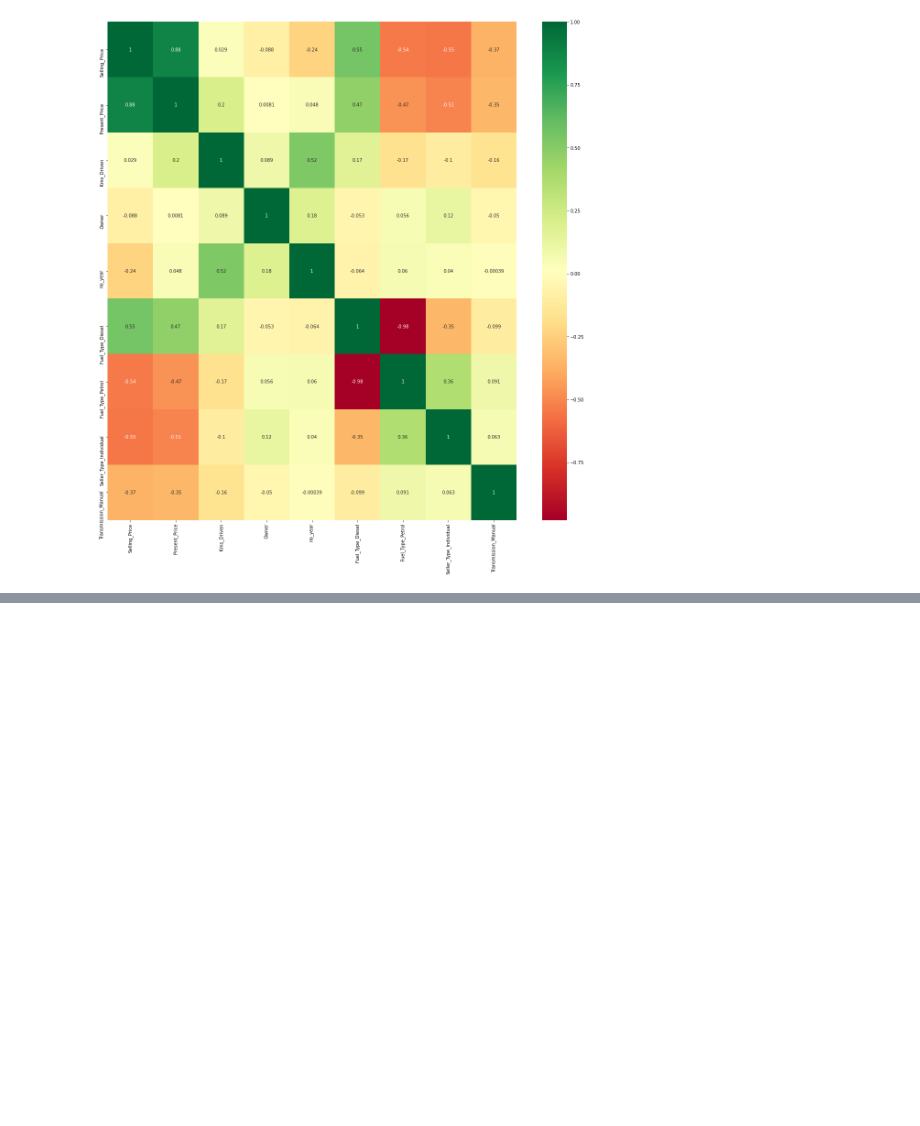
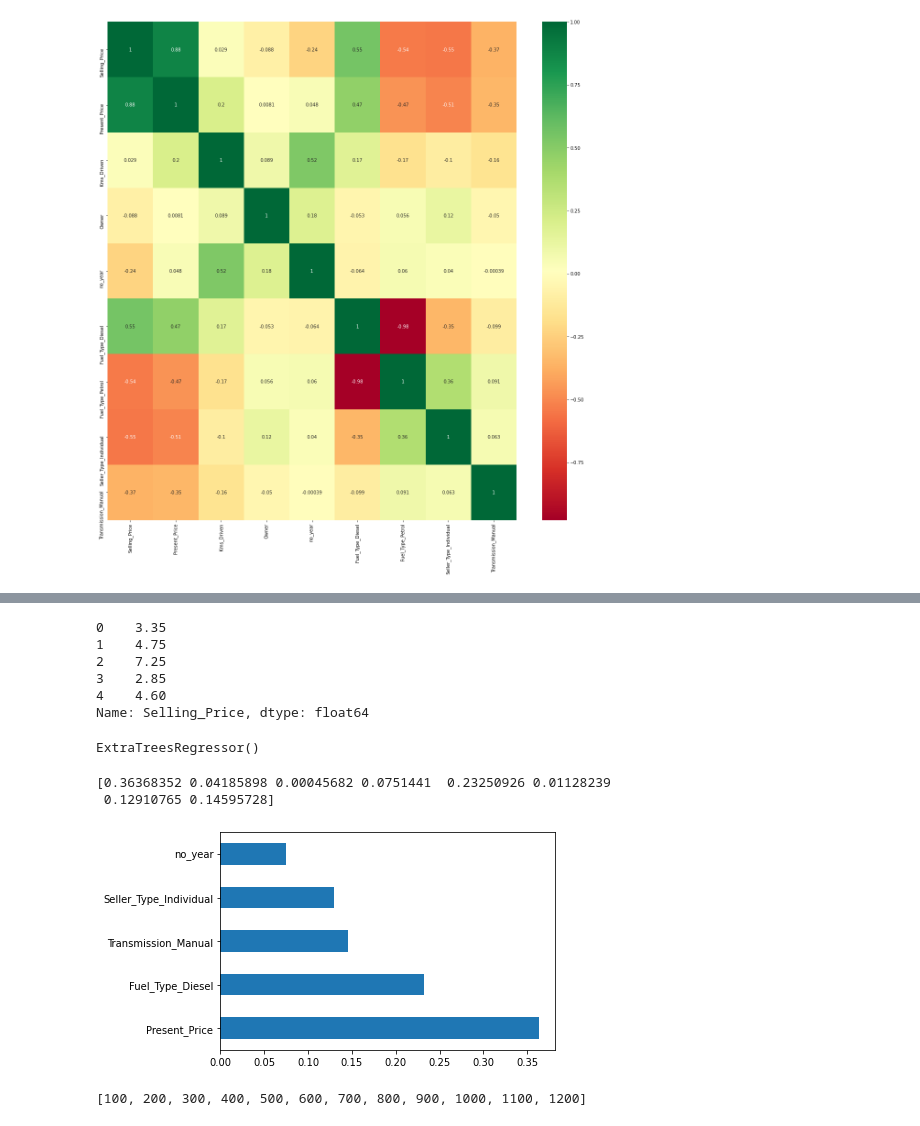
Before and after one commit to shihar73/car_price_prediction_model, a Jupyter notebook: Untitled.ipynb, the cells around one changed output, grey strips where cells are left out. Drawn from its saved outputs; the diff is of its cells as text; code cells hidden in the pictures; blank space fills up the shorter version.

Commit message:
sklearn useing

```diff
--- a/Untitled.ipynb
+++ b/Untitled.ipynb
@@ -164,3 +164,7 @@ plt.figure(figsize=(20,20))
 g = sbn.heatmap(final_dataset[top_corr_features].corr(),annot=True,cmap="RdYlGn")
 # %% [output]
 [figure]
+# %%
+# independent and dependent features
+x = final_dataset.iloc[:,1:]
+y = final_dataset.iloc[:,0]
@@ -166,0 +180,28 @@ g = sbn.heatmap(final_dataset[top_corr_features].corr(),annot=True,cmap="RdYlGn"
+# %%
+y.head()
+# %% [output]
+0    3.35
+1    4.75
+2    7.25
+3    2.85
+4    4.60
+Name: Selling_Price, dtype: float64
+# %%
+# feature Importance
+from sklearn.ensemble import ExtraTreesRegressor
+model = ExtraTreesRegressor()
+model.fit(x,y)
+# %% [output]
+ExtraTreesRegressor()
+# %%
+print(model.feature_importances_)
+# %% [output]
+[0.36368352 0.04185898 0.00045682 0.0751441  0.23250926 0.01128239
+ 0.12910765 0.14595728]
+# %%
+# plot graph of feature importances better visualization
+feat_importances = pd.Series(model.feature_importances_, index=x.columns)
+feat_importances.nlargest(5).plot(kind = "barh")
+plt.show()
+# %% [output]
+[figure, added]
@@ -166,0 +214,7 @@ g = sbn.heatmap(final_dataset[top_corr_features].corr(),annot=True,cmap="RdYlGn"
+# %%
+# Hypeparameter
+import numpy as np
+n_extimators = [int(x) for x in np.linspace(start = 100, stop = 1200, num=12)]
+print(n_extimators)
+# %% [output]
+[100, 200, 300, 400, 500, 600, 700, 800, 900, 1000, 1100, 1200]
```
Also changed, not shown: parts of 8 cells of this notebook.
